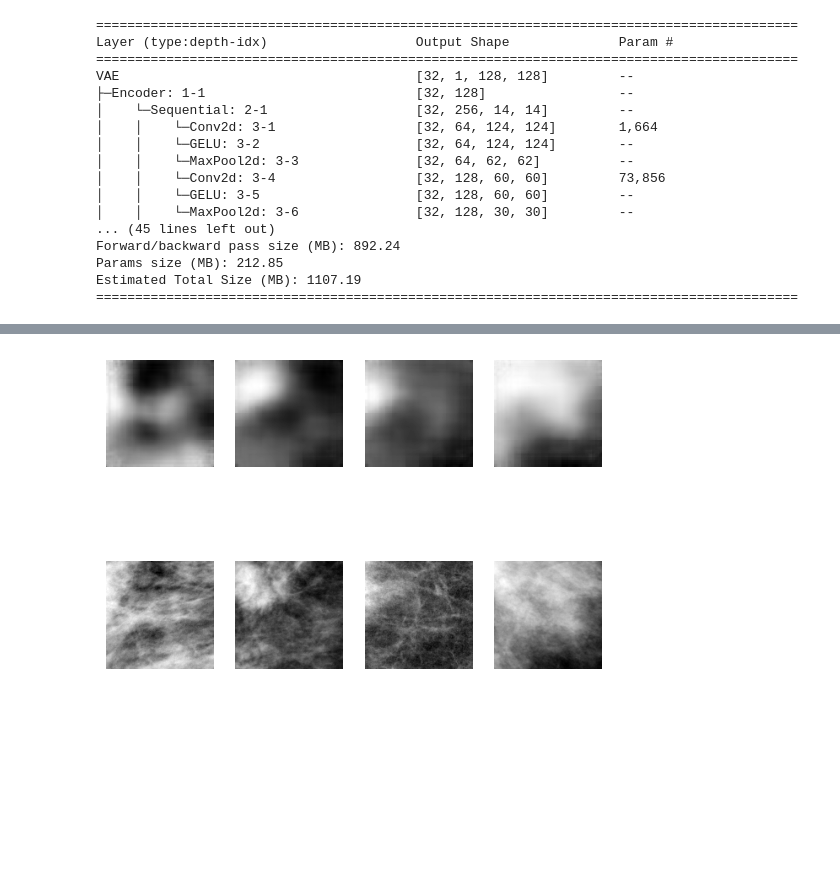
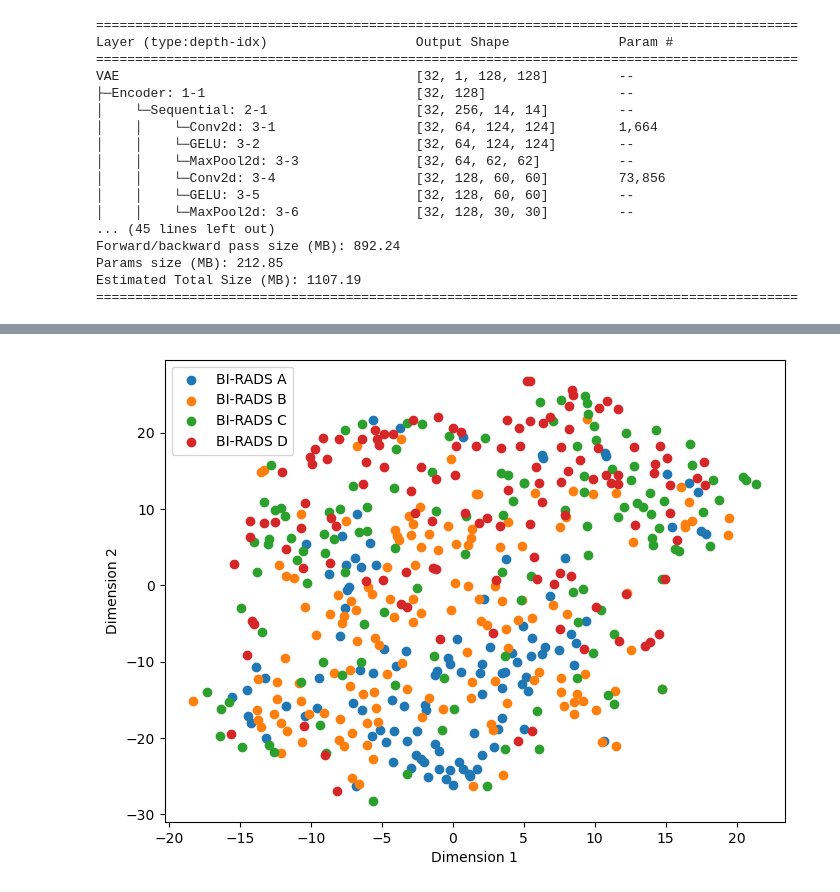
Before and after one commit to GomideLeo/latent-parser, a Jupyter notebook: notebook2.ipynb, the cells around one changed output, grey strips where cells are left out. Saved outputs shown, nothing was run; the diff lists cells and outputs as text; code cells hidden in the pictures; blank space fills up the shorter version.

```diff
--- a/notebook2.ipynb
+++ b/notebook2.ipynb
@@ -479,30 +512,9 @@ test_loss: 4.5255 test_rec_loss: 4.4522 test_kl_loss: 0.0733
-# %%
-import matplotlib.pyplot as plt
-
-fig, axs = plt.subplots(2, 4)
-inv_normalize = transforms.Normalize((-1,), (2,))
-
-with torch.no_grad():
-    for i, data in enumerate(dataloaders['test'], 0):
-        inputs, labels = data[0].to(device), data[1].to(device)
-
-        outputs = ae_leo_128_big(inputs)
-
-        for ax, reconstructed, original in zip(range(4), outputs[0], inputs):
-            reconstructed = inv_normalize(reconstructed)      # unnormalize
-            original = inv_normalize(original)                # unnormalize
-            # original = original / 2 + 0.5     # unnormalize
-            # print(reconstructed[0])
-            # print(original[0])
-
-            axs[0][ax].imshow(reconstructed[0].cpu(), cmap='gray')
-            # axs[0][ax].imshow(reconstructed.cpu().permute(1,2,0))
-            axs[1][ax].imshow(original[0].cpu(), cmap='gray')
-            # axs[1][ax].imshow(original.cpu().permute(1,2,0))
-            axs[0][ax].axis('off')
-            axs[1][ax].axis('off')
-        plt.show()
-
-        break
-# %% [output]
-[figure, removed]
+# %%
+latent, labels = get_latent(ae_leo_128_big, dataloaders["test"], IrmaDataset.get_class_label)
+
+tsne = TSNE()
+tsne_latent = tsne.fit_transform(latent)
+
+plot_2d(tsne_latent, labels, 'tab10')
+# %% [output]
+[figure, added]
```
Also changed, not shown: parts of 18 cells of this notebook.
